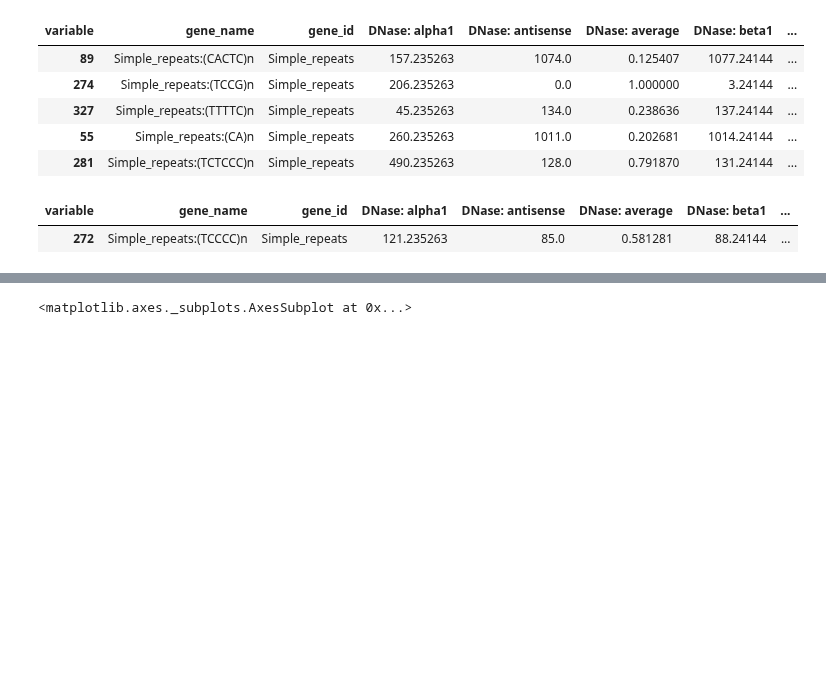
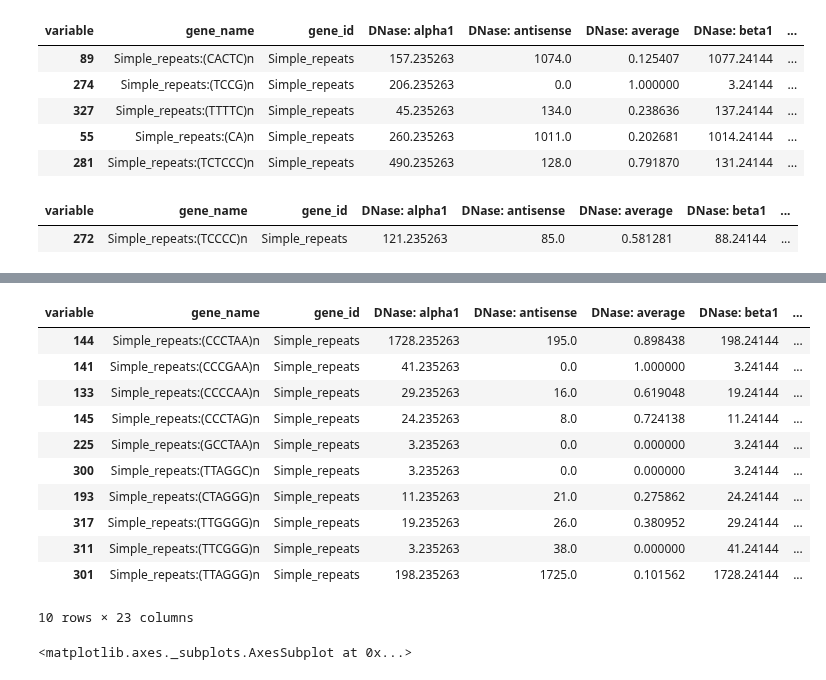
Before and after one commit to wckdouglas/cfNA, a Jupyter notebook: plots/plot_repeats.ipynb, the cells around one changed output, grey strips where cells are left out. Drawn from its saved outputs; the diff is of its cells as text; code cells hidden in the pictures; blank space fills up the shorter version.

```diff
--- a/plots/plot_repeats.ipynb
+++ b/plots/plot_repeats.ipynb
@@ -160,3 +173,18 @@ Text(0.5,0,'$\\Delta$Sense |DNase - NaOH|')
+# %%
+plot_bf_df[plot_bf_df.gene_name.str.contains(telo+'|telo')]
+# %% [output]
+| variable | gene_name | gene_id | DNase: alpha1 | DNase: antisense | DNase: average | DNase: beta1 | ... |
+| 144 | Simple_repeats:(CCCTAA)n | Simple_repeats | 1728.235263 | 195.0 | 0.898438 | 198.24144 | ... |
+| 141 | Simple_repeats:(CCCGAA)n | Simple_repeats | 41.235263 | 0.0 | 1.000000 | 3.24144 | ... |
+| 133 | Simple_repeats:(CCCCAA)n | Simple_repeats | 29.235263 | 16.0 | 0.619048 | 19.24144 | ... |
+| 145 | Simple_repeats:(CCCTAG)n | Simple_repeats | 24.235263 | 8.0 | 0.724138 | 11.24144 | ... |
+| 225 | Simple_repeats:(GCCTAA)n | Simple_repeats | 3.235263 | 0.0 | 0.000000 | 3.24144 | ... |
+| 300 | Simple_repeats:(TTAGGC)n | Simple_repeats | 3.235263 | 0.0 | 0.000000 | 3.24144 | ... |
+| 193 | Simple_repeats:(CTAGGG)n | Simple_repeats | 11.235263 | 21.0 | 0.275862 | 24.24144 | ... |
+| 317 | Simple_repeats:(TTGGGG)n | Simple_repeats | 19.235263 | 26.0 | 0.380952 | 29.24144 | ... |
+| 311 | Simple_repeats:(TTCGGG)n | Simple_repeats | 3.235263 | 38.0 | 0.000000 | 41.24144 | ... |
+| 301 | Simple_repeats:(TTAGGG)n | Simple_repeats | 198.235263 | 1725.0 | 0.101562 | 1728.24144 | ... |
+10 rows × 23 columns
 # %%
 fig = plt.figure(figsize=(8,4))
 ax = fig.add_subplot(111)
```
Also changed, not shown: parts of 4 cells of this notebook, 5 other files.
